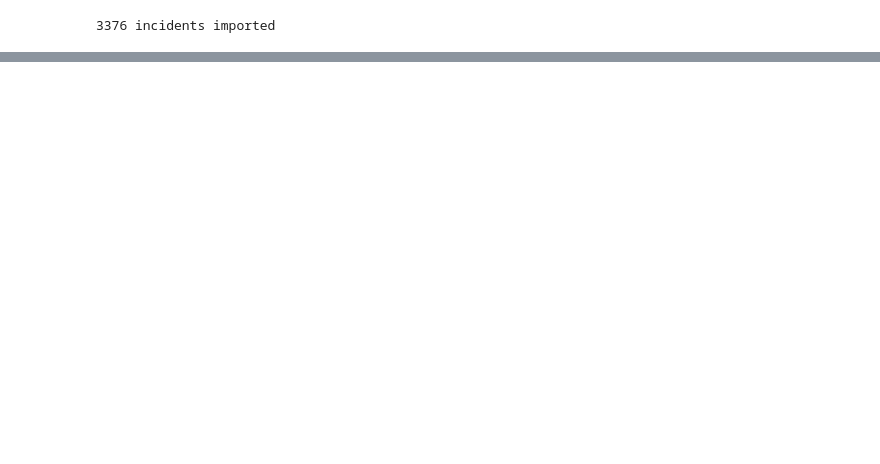
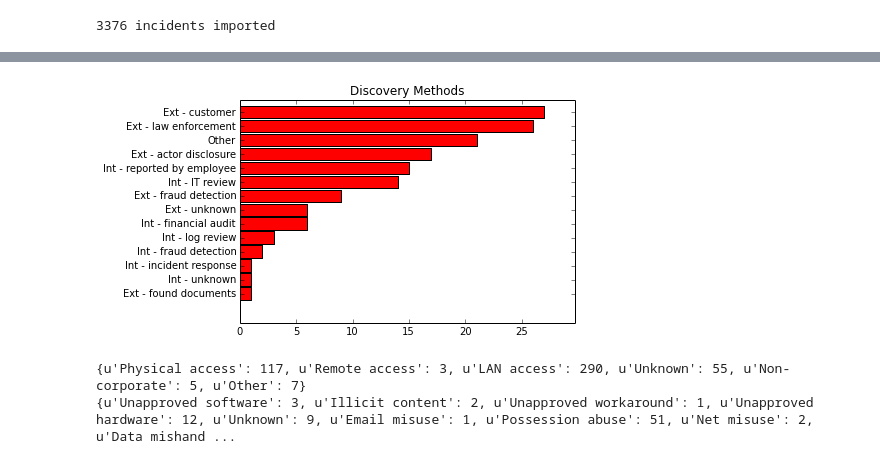
Before and after one commit to krmaxwell/incident-patterns, a Jupyter notebook: Insiders.ipynb, the cells around one changed output, grey strips where cells are left out. Saved outputs shown, nothing was run; the diff lists cells and outputs as text; code cells hidden in the pictures; blank space fills up the shorter version.

```diff
--- a/Insiders.ipynb
+++ b/Insiders.ipynb
@@ -58,0 +47,42 @@ Misuse: 477
+# %%
+methods = {}
+for incident in insider_attacks:
+    method = incident['discovery_method']
+    if method in methods:
+        methods[method] += 1
+    else:
+        methods[method] = 1
+del methods['Unknown']
+
+labels = sorted(methods, key=methods.get)
+values = [methods[x] for x in labels]
+ypos = np.arange(len(methods))+.1
+plt.barh(ypos,values,color="red",align="center",height=.9)
+
+# Adds some padding to the bars so that it doesn't butt up
+# against the edge of the image
+plt.xlim(0,max(values)*1.1)
+plt.yticks(ypos,labels)
+plt.title("Discovery Methods")
+
+plt.show()
+# %% [output]
+[figure, added]
+# %%
+vector = {}
+variety = {}
+for incident in insider_attacks:
+    misuse = incident['action']['misuse']
+    if misuse['vector'][0] in vector:
+        vector[misuse['vector'][0]] += 1
+    else:
+        vector[misuse['vector'][0]] = 1
+    if misuse['variety'][0] in variety:
+        variety[misuse['variety'][0]] += 1
+    else:
+        variety[misuse['variety'][0]] = 1
+print vector
+print variety
+# %% [output]
+{u'Physical access': 117, u'Remote access': 3, u'LAN access': 290, u'Unknown': 55, u'Non-corporate': 5, u'Other': 7}
+{u'Unapproved software': 3, u'Illicit content': 2, u'Unapproved workaround': 1, u'Unapproved hardware': 12, u'Unknown': 9, u'Email misuse': 1, u'Possession abuse': 51, u'Net misuse': 2, u'Data mishand ...
```
Also changed, not shown: parts of 5 cells of this notebook, 1 other file.
